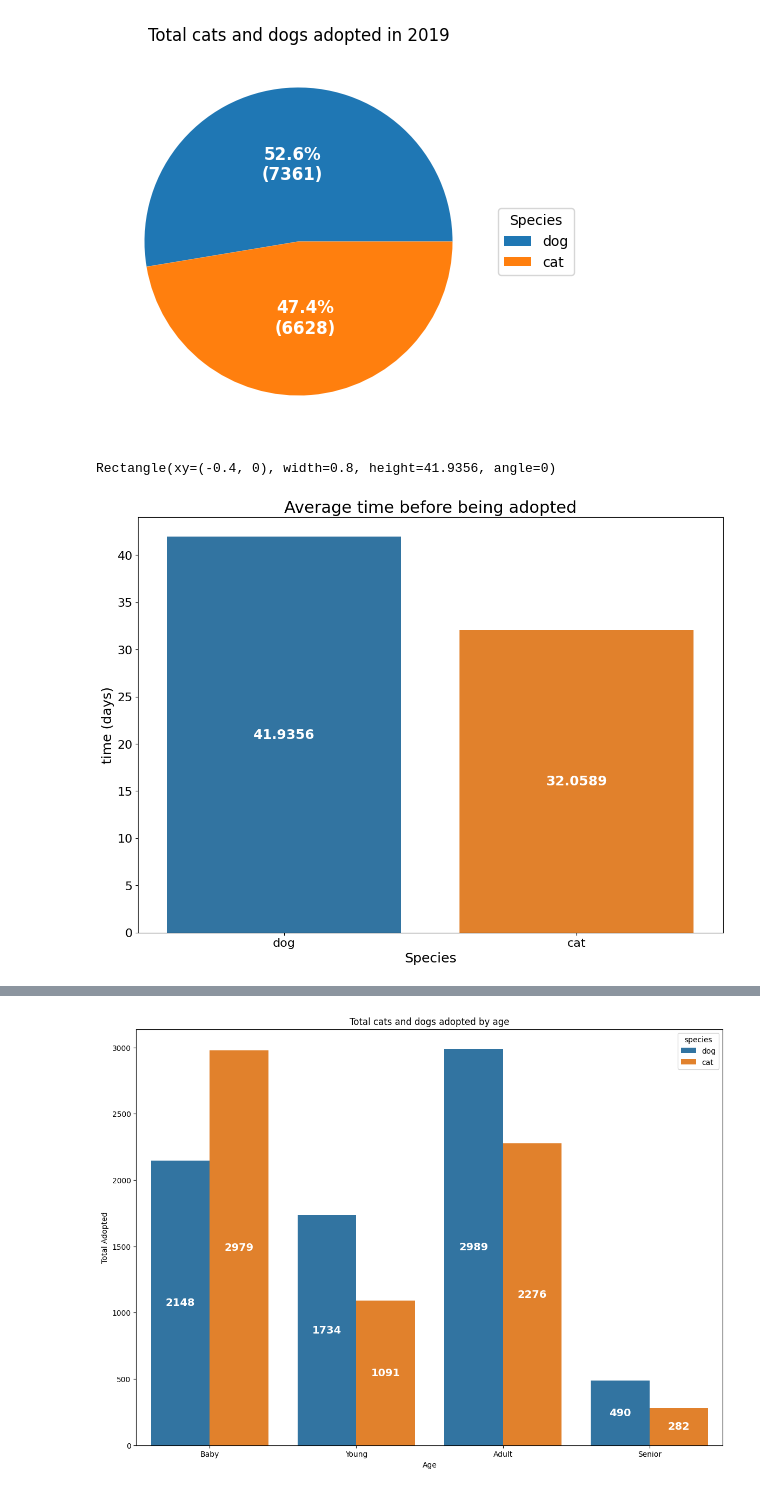
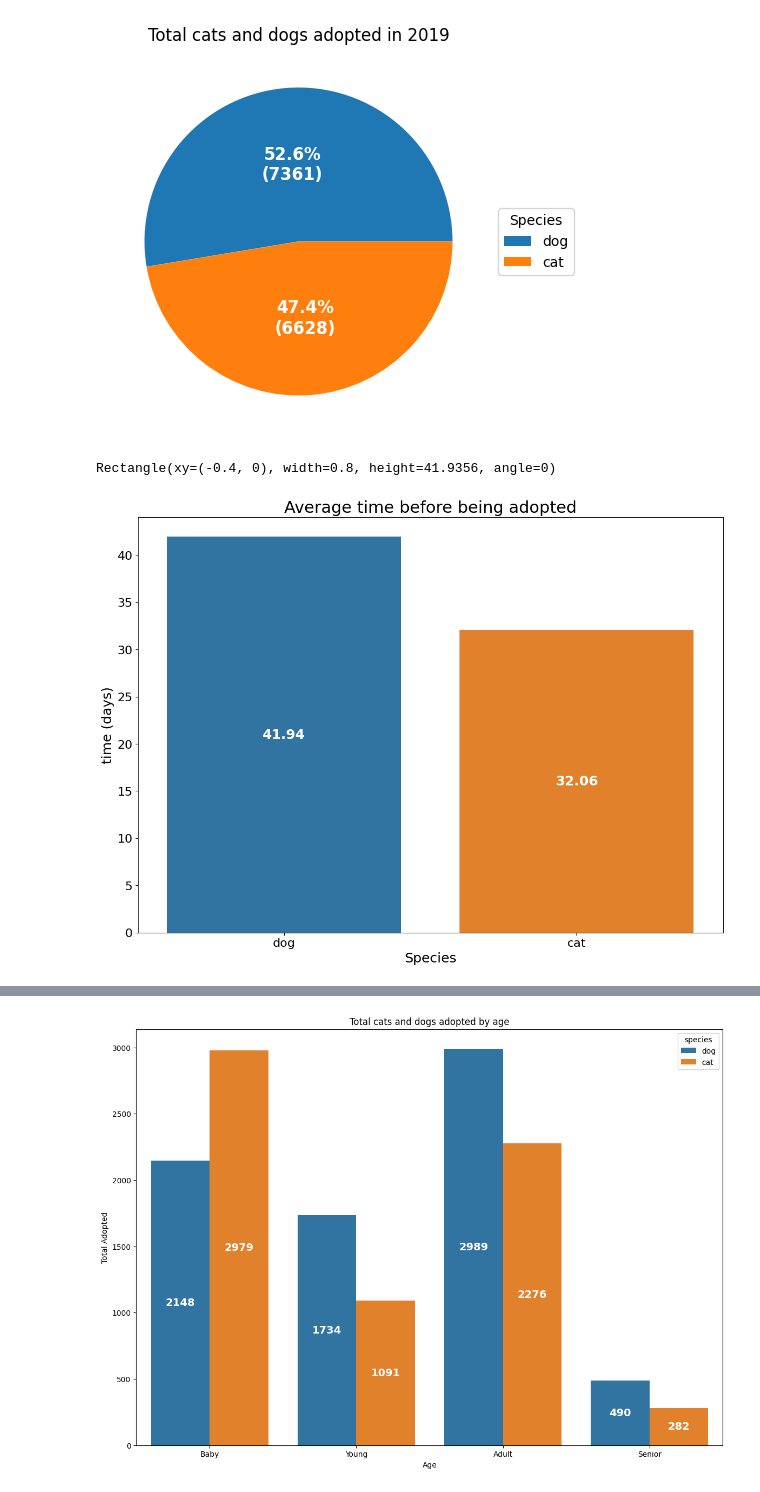
Before and after one commit to JessicaELewis/Pet-Adoptions, a Jupyter notebook: EDA Joined.ipynb, the cells around one changed output, grey strips where cells are left out. Saved outputs shown, nothing was run; the diff lists cells and outputs as text; code cells hidden in the pictures.

```diff
--- a/EDA Joined.ipynb
+++ b/EDA Joined.ipynb
@@ -62,6 +62,7 @@ dtypes: bool(7), float64(3), object(9)
 memory usage: 1.4+ MB
 # %%
 plt.style.use('default')
+plt.style.use('assets/light.mplstyle')
 
 df_totals = pd.DataFrame({'species': ['dogs', 'cats'], 'total_adopted': [len(dogs), len(cats)]})
 plt.figure(figsize=(14, 10))
@@ -120,23 +121,24 @@ plt.show()
 [figure]
 # %%
 plt.style.use('default')
+plt.style.use('assets/light.mplstyle')
 
 plt.figure(figsize=(14, 10))
 splot=sns.barplot(x='species', y='duration_as_adoptable', data=df, ci=None)
 plt.xlabel("Species", size=18)
 plt.ylabel("time (days)", size=18)
 plt.yticks(size=16)
 plt.xticks(size=16)
 plt.title("Average time before being adopted", size=22)
-plt.bar_label(splot.containers[0], label_type='center', size=18, weight='bold', color='w')
+plt.bar_label(splot.containers[0], label_type='center', size=18, weight='bold', color='w', fmt='%.2f')
 
 print(splot.containers[0][0])
 
 plt.savefig('assets/species_avg_time.png', bbox_inches="tight")
 plt.show()
 # %% [output]
 Rectangle(xy=(-0.4, 0), width=0.8, height=41.9356, angle=0)
-[figure, old version]
+[figure, new version]
 # %%
 plt.style.use('assets/dark.mplstyle')
 
```
Also changed, not shown: parts of 16 cells of this notebook, 14 other files.
